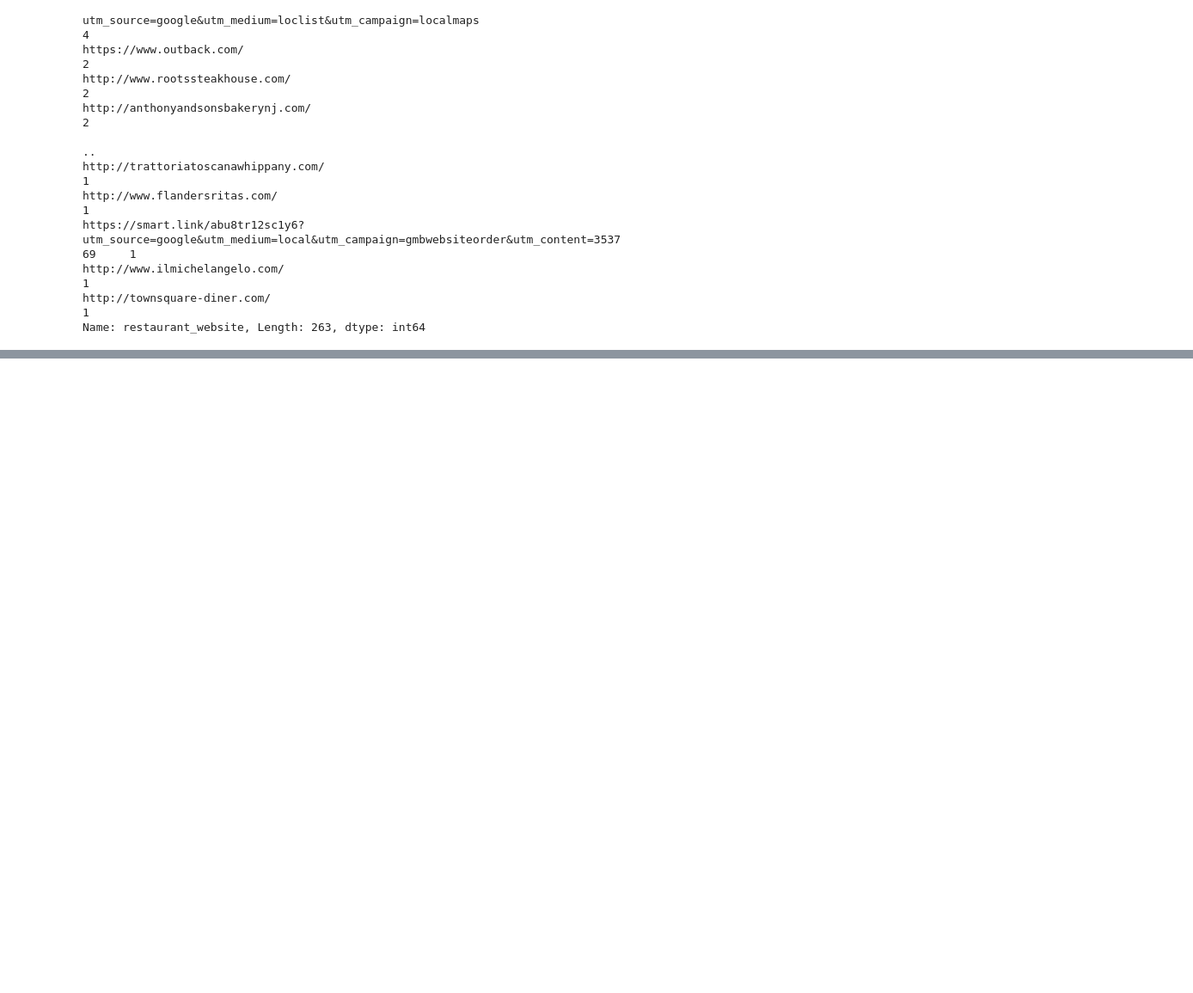
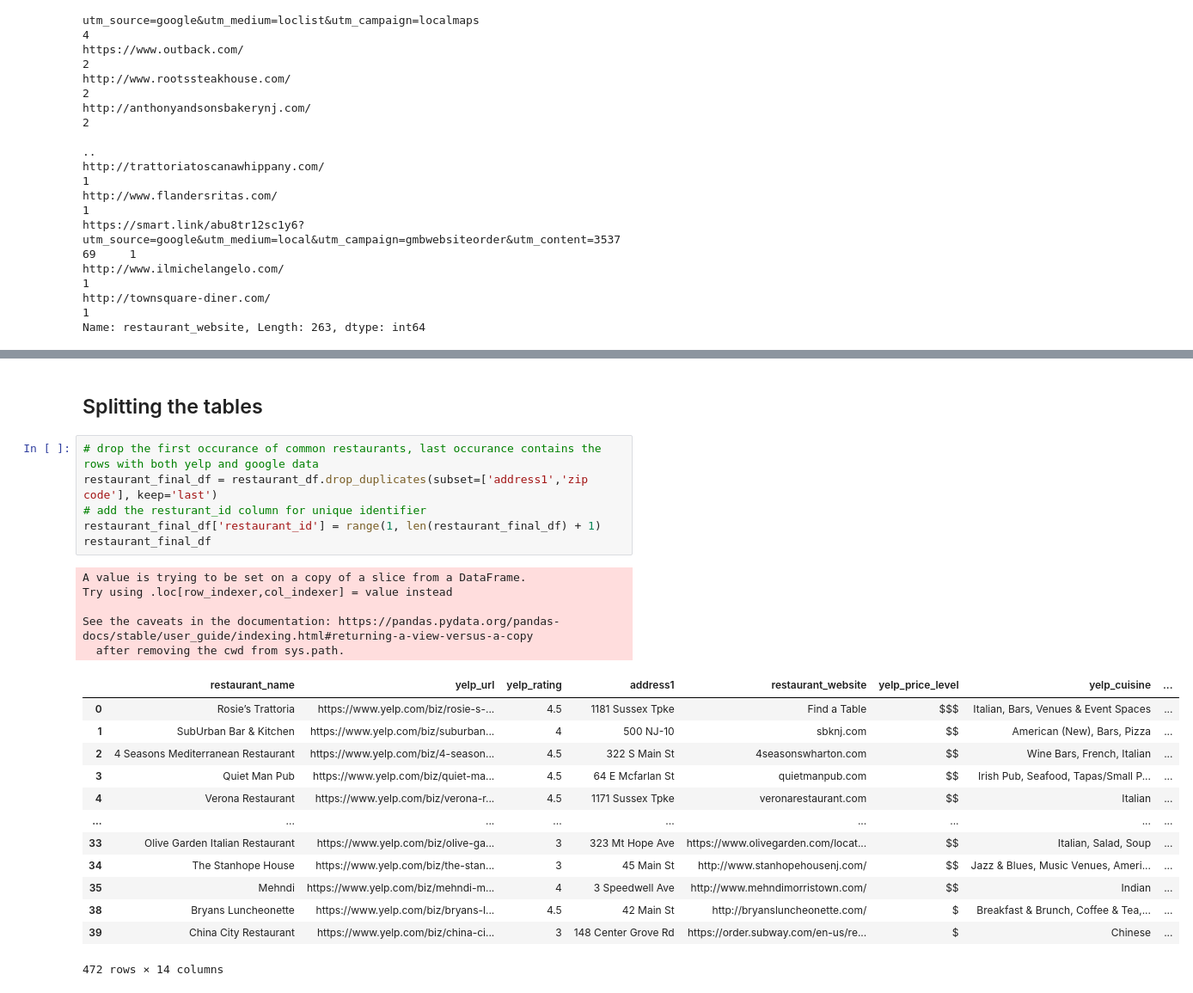
Before and after one commit to deliahellander/ETL-Project, a Jupyter notebook: Transformation/Transformation.ipynb, the cells around one changed output, grey strips where cells are left out. Shown at 86% size. Cells and saved outputs as stored; diff of their text form; blank space fills up the shorter version.

```diff
--- a/Transformation/Transformation.ipynb
+++ b/Transformation/Transformation.ipynb
@@ -470,0 +559,27 @@ Name: restaurant_website, Length: 263, dtype: int64
+# %% [markdown]
+## Splitting the tables
+# %%
+# drop the first occurance of common restaurants, last occurance contains the rows with both yelp and google data
+restaurant_final_df = restaurant_df.drop_duplicates(subset=['address1','zip code'], keep='last')
+# add the resturant_id column for unique identifier
+restaurant_final_df['restaurant_id'] = range(1, len(restaurant_final_df) + 1)
+restaurant_final_df
+# %% [output]
+A value is trying to be set on a copy of a slice from a DataFrame.
+Try using .loc[row_indexer,col_indexer] = value instead
+
+See the caveats in the documentation: https://pandas.pydata.org/pandas-docs/stable/user_guide/indexing.html#returning-a-view-versus-a-copy
+  after removing the cwd from sys.path.
+|  | restaurant_name | yelp_url | yelp_rating | address1 | restaurant_website | yelp_price_level | yelp_cuisine | ... |
+| 0 | Rosie’s Trattoria | https://www.yelp.com/biz/rosie-s-... | 4.5 | 1181 Sussex Tpke | Find a Table | $$$ | Italian, Bars, Venues & Event Spaces | ... |
+| 1 | SubUrban Bar & Kitchen | https://www.yelp.com/biz/suburban... | 4 | 500 NJ-10 | sbknj.com | $$ | American (New), Bars, Pizza | ... |
+| 2 | 4 Seasons Mediterranean Restaurant | https://www.yelp.com/biz/4-season... | 4.5 | 322 S Main St | 4seasonswharton.com | $$ | Wine Bars, French, Italian | ... |
+| 3 | Quiet Man Pub | https://www.yelp.com/biz/quiet-ma... | 4.5 | 64 E Mcfarlan St | quietmanpub.com | $$ | Irish Pub, Seafood, Tapas/Small P... | ... |
+| 4 | Verona Restaurant | https://www.yelp.com/biz/verona-r... | 4.5 | 1171 Sussex Tpke | veronarestaurant.com | $$ | Italian | ... |
+| ... | ... | ... | ... | ... | ... | ... | ... | ... |
+| 33 | Olive Garden Italian Restaurant | https://www.yelp.com/biz/olive-ga... | 3 | 323 Mt Hope Ave | https://www.olivegarden.com/locat... | $$ | Italian, Salad, Soup | ... |
+| 34 | The Stanhope House | https://www.yelp.com/biz/the-stan... | 3 | 45 Main St | http://www.stanhopehousenj.com/ | $$ | Jazz & Blues, Music Venues, Ameri... | ... |
+| 35 | Mehndi | https://www.yelp.com/biz/mehndi-m... | 4 | 3 Speedwell Ave | http://www.mehndimorristown.com/ | $$ | Indian | ... |
+| 38 | Bryans Luncheonette | https://www.yelp.com/biz/bryans-l... | 4.5 | 42 Main St | http://bryansluncheonette.com/ | $ | Breakfast & Brunch, Coffee & Tea,... | ... |
+| 39 | China City Restaurant | https://www.yelp.com/biz/china-ci... | 3 | 148 Center Grove Rd | https://order.subway.com/en-us/re... | $ | Chinese | ... |
+472 rows × 14 columns
```
Also changed, not shown: parts of 12 cells of this notebook.
